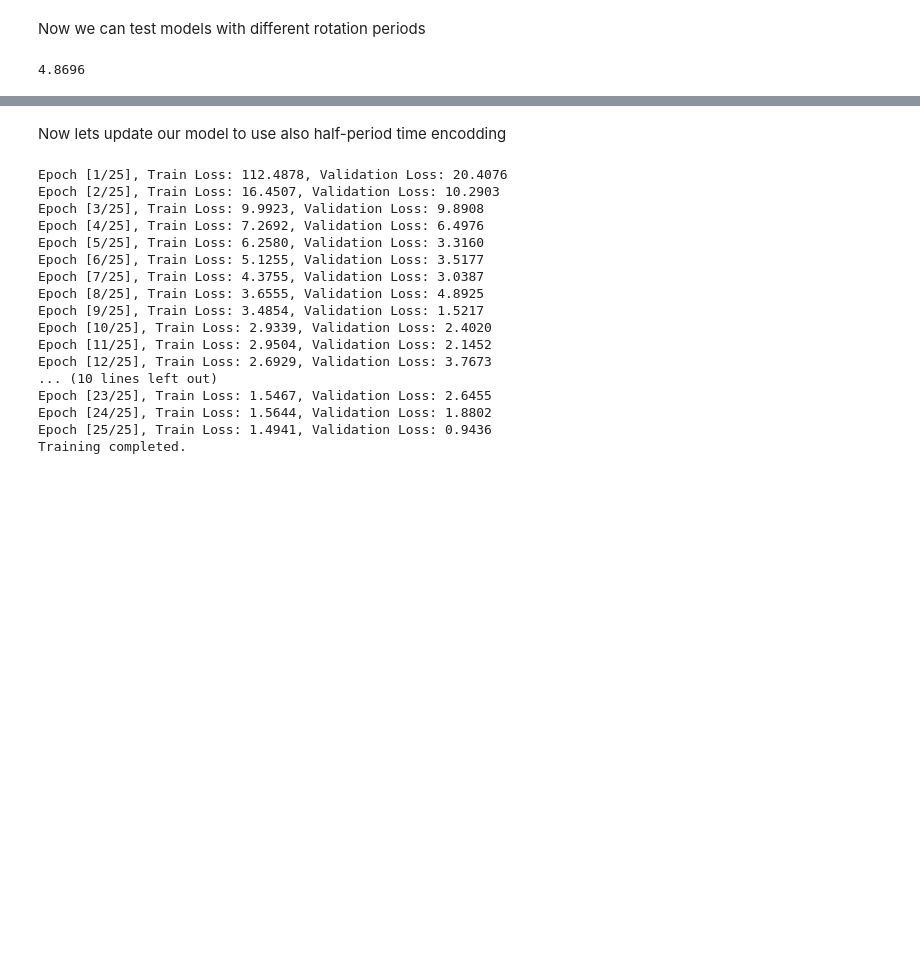
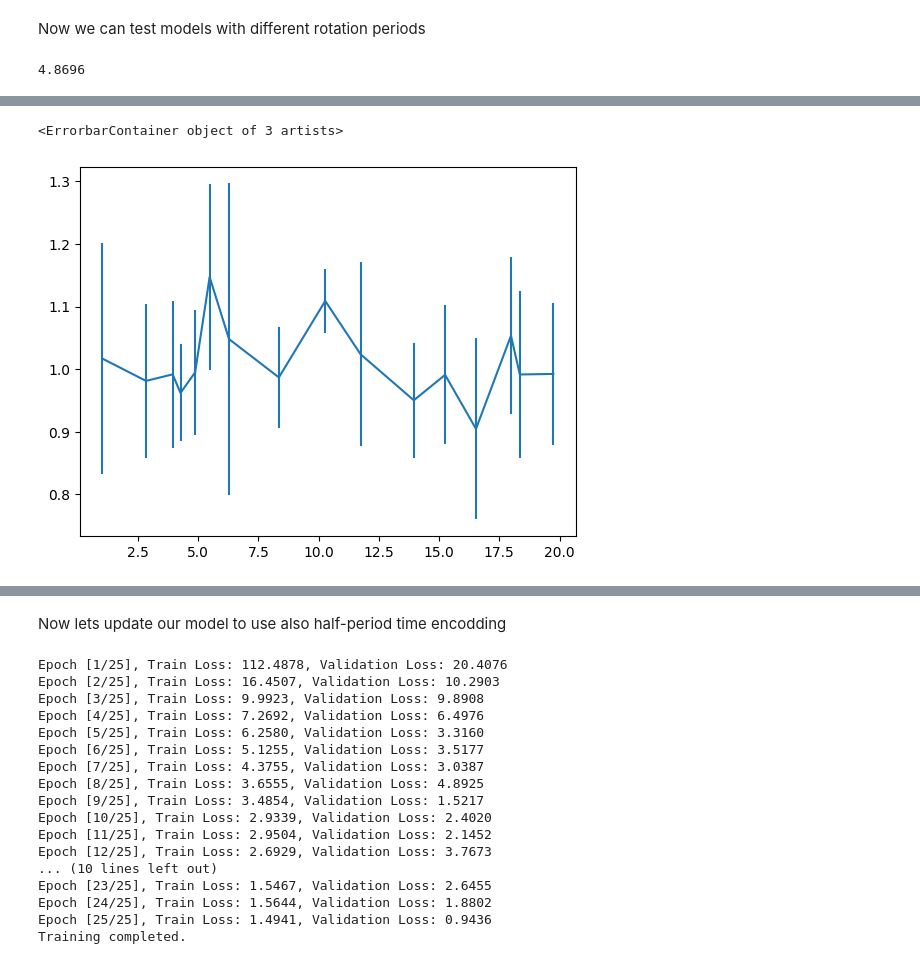
Before and after one commit to Yuska1509/NN_models_stars, a Jupyter notebook: NN.ipynb, the cells around one changed output, grey strips where cells are left out. Cells and saved outputs as stored; diff of their text form; code cells hidden in the pictures; blank space fills up the shorter version.

```diff
--- a/NN.ipynb
+++ b/NN.ipynb
@@ -647,0 +667,24 @@ plt.errorbar(periods, mses_mean, yerr=mses_std)
+# %%
+periods_new = [10.2718, 11.7395, 13.9512, 15.2492, 16.5322, 17.9847, 18.3525, 19.7423]
+num_experiments = 5
+for p in periods_new:
+    period_rmses = []
+    period_mses = []
+    for i in range(num_experiments):
+        pred_y, true_y, test_mse = test_loss_period(p, f'period_{p}.pth')
+        period_rmses.append(np.sqrt(test_mse))
+        period_mses.append(test_mse)
+        print("period", p, "iteration", i, "mse", test_mse, "rmse", np.sqrt(test_mse))
+    avg_rmse = np.mean(period_rmses)
+    std_rmse = np.std(period_rmses)
+    rmses_mean.append(avg_rmse)
+    rmses_std.append(std_rmse)
+    avg_mse = np.mean(period_mses)
+    std_mse = np.std(period_mses)
+    mses_mean.append(avg_mse)
+    mses_std.append(std_mse)
+    print("period", p, "mean mse", avg_mse, "std mse", std_mse, "mean rmse", avg_rmse, "std rmse", std_rmse)
+print(mses_mean)
+print(mses_std)
+print(rmses_mean)
+print(rmses_std)
@@ -647,0 +709,7 @@ plt.errorbar(periods, mses_mean, yerr=mses_std)
+# %%
+all_periods = periods + periods_new
+# %%
+plt.errorbar(all_periods, mses_mean, yerr=mses_std)
+# %% [output]
+<ErrorbarContainer object of 3 artists>
+[figure, added]
```
Also changed, not shown: parts of 22 cells of this notebook.
